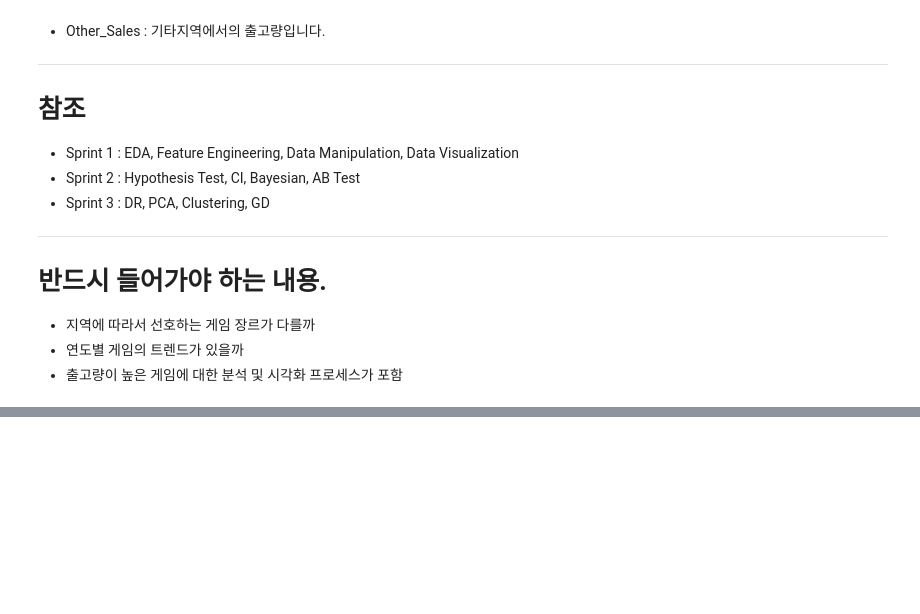
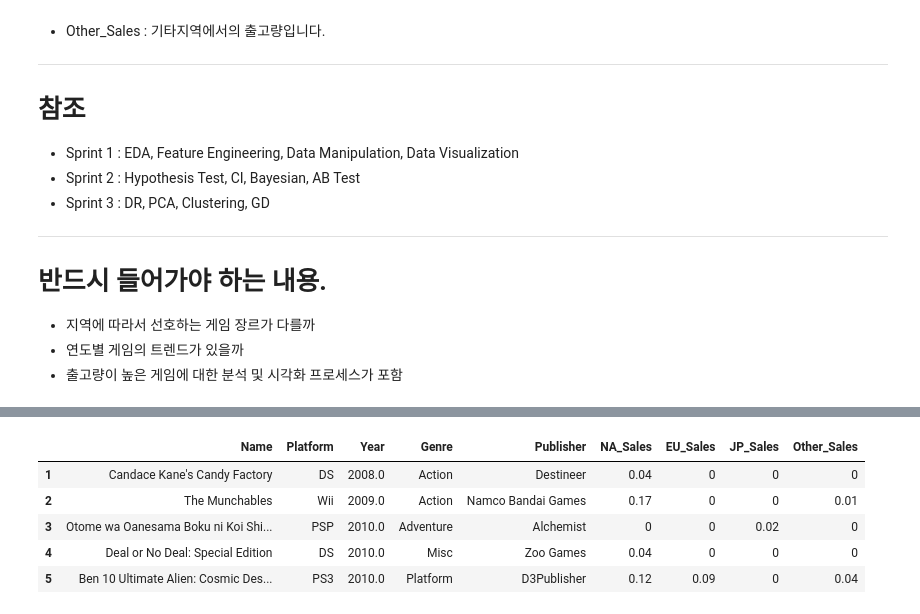
Before and after one commit to CJYjob/ds-section1-Project1-new-, a Jupyter notebook: Codestates_Project1.ipynb, the cells around one changed output, grey strips where cells are left out. Saved outputs shown, nothing was run; the diff lists cells and outputs as text; code cells hidden in the pictures; blank space fills up the shorter version.

```diff
--- a/Codestates_Project1.ipynb
+++ b/Codestates_Project1.ipynb
@@ -39,0 +52,4 @@
+# %%
+# data from github public repository
+# 기존 데이터에 인덱스가 포함되어 있음으로, 인덱스 없이 불러오기. https://jkim83.tistory.com/169
+df_origin = pd.read_csv("https://github.com/CJYjob/ds-section1-Project1-new-/blob/main/vgames2.csv?raw=true", index_col=0)
@@ -39,0 +88,9 @@
+# %%
+df.head()
+# %% [output]
+|  | Name | Platform | Year | Genre | Publisher | NA_Sales | EU_Sales | JP_Sales | Other_Sales |
+| 1 | Candace Kane's Candy Factory | DS | 2008.0 | Action | Destineer | 0.04 | 0 | 0 | 0 |
+| 2 | The Munchables | Wii | 2009.0 | Action | Namco Bandai Games | 0.17 | 0 | 0 | 0.01 |
+| 3 | Otome wa Oanesama Boku ni Koi Shi... | PSP | 2010.0 | Adventure | Alchemist | 0 | 0 | 0.02 | 0 |
+| 4 | Deal or No Deal: Special Edition | DS | 2010.0 | Misc | Zoo Games | 0.04 | 0 | 0 | 0 |
+| 5 | Ben 10 Ultimate Alien: Cosmic Des... | PS3 | 2010.0 | Platform | D3Publisher | 0.12 | 0.09 | 0 | 0.04 |
```
Also changed, not shown: parts of 31 cells of this notebook.
